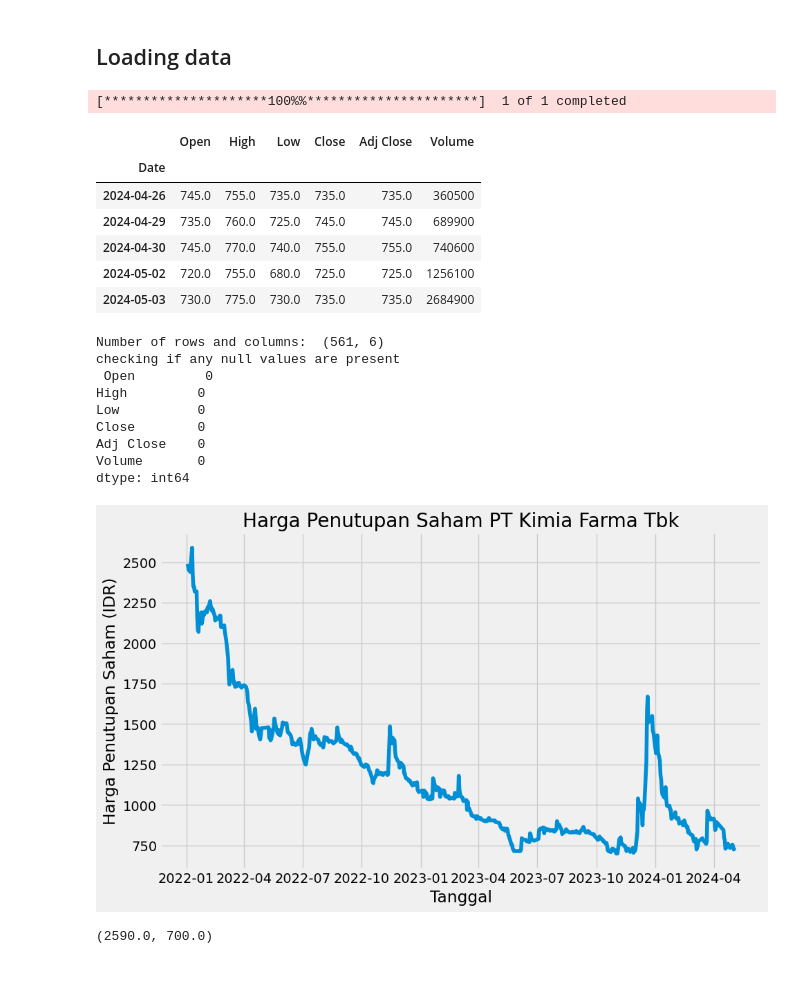
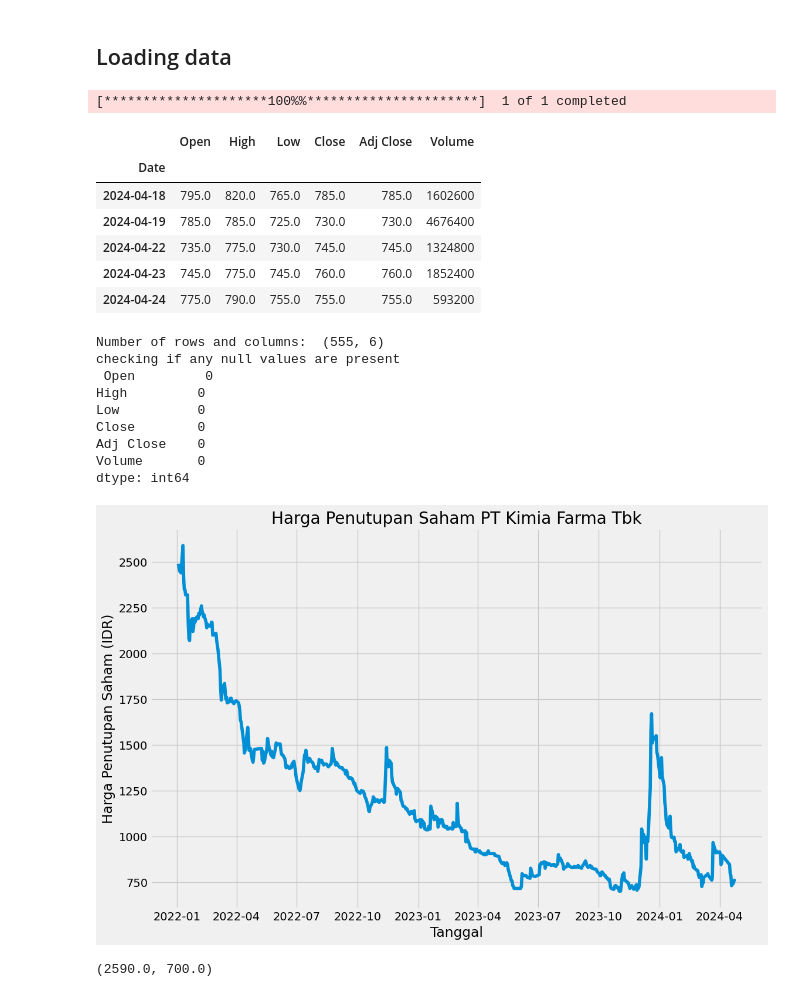
Before and after one commit to taufikhidyt/BioFarma_Internship_Project-Prediksi-Harga-Penutupan-Saham-dengan-LSTM, a Jupyter notebook: Stock_Price_Prediction.ipynb, the cells around one changed output. Drawn from its saved outputs; the diff is of its cells as text; code cells hidden in the pictures.

```diff
--- a/Stock_Price_Prediction.ipynb
+++ b/Stock_Price_Prediction.ipynb
@@ -34,22 +34,22 @@ plt.style.use('fivethirtyeight')
 # %%
 # Pulled data from Yahoo Finance
 # Get the stock quote
-df = pdr.get_data_yahoo('KAEF.JK', start='2022-01-01', end=datetime.now())
+df = pdr.get_data_yahoo('KAEF.JK', start='2022-01-01', end='2024-04-25')
 df.tail()
 # %% [output]
 [*********************100%%**********************]  1 of 1 completed
 |  | Open | High | Low | Close | Adj Close | Volume |
 | Date |  |  |  |  |  |  |
-| 2024-04-26 | 745.0 | 755.0 | 735.0 | 735.0 | 735.0 | 360500 |
-| 2024-04-29 | 735.0 | 760.0 | 725.0 | 745.0 | 745.0 | 689900 |
-| 2024-04-30 | 745.0 | 770.0 | 740.0 | 755.0 | 755.0 | 740600 |
-| 2024-05-02 | 720.0 | 755.0 | 680.0 | 725.0 | 725.0 | 1256100 |
-| 2024-05-03 | 730.0 | 775.0 | 730.0 | 735.0 | 735.0 | 2684900 |
+| 2024-04-18 | 795.0 | 820.0 | 765.0 | 785.0 | 785.0 | 1602600 |
+| 2024-04-19 | 785.0 | 785.0 | 725.0 | 730.0 | 730.0 | 4676400 |
+| 2024-04-22 | 735.0 | 775.0 | 730.0 | 745.0 | 745.0 | 1324800 |
+| 2024-04-23 | 745.0 | 775.0 | 745.0 | 760.0 | 760.0 | 1852400 |
+| 2024-04-24 | 775.0 | 790.0 | 755.0 | 755.0 | 755.0 | 593200 |
 # %%
 print('Number of rows and columns: ', df.shape) #Check number of rows and columns
 print("checking if any null values are present\n", df.isna().sum()) #Check for Missing values
 # %% [output]
-Number of rows and columns:  (561, 6)
+Number of rows and columns:  (555, 6)
 checking if any null values are present
  Open         0
 High         0
@@ -59,15 +59,15 @@ Adj Close    0
 Volume       0
 dtype: int64
 # %%
-plt.figure(figsize = (10,6))
+plt.figure(figsize = (12,8))
 plt.plot(df["Close"])
 plt.title('Harga Penutupan Saham PT Kimia Farma Tbk')
 plt.ylabel('Harga Penutupan Saham (IDR)')
 plt.xlabel('Tanggal')
 plt.savefig('saham_kaef.png')
 plt.show()
 # %% [output]
-[figure, old version]
+[figure, new version]
 # %%
 df["Close"].max(), df["Close"].min() # find min value and max value in column 'Close'
 # %% [output]
```
Also changed, not shown: parts of 10 cells of this notebook.
